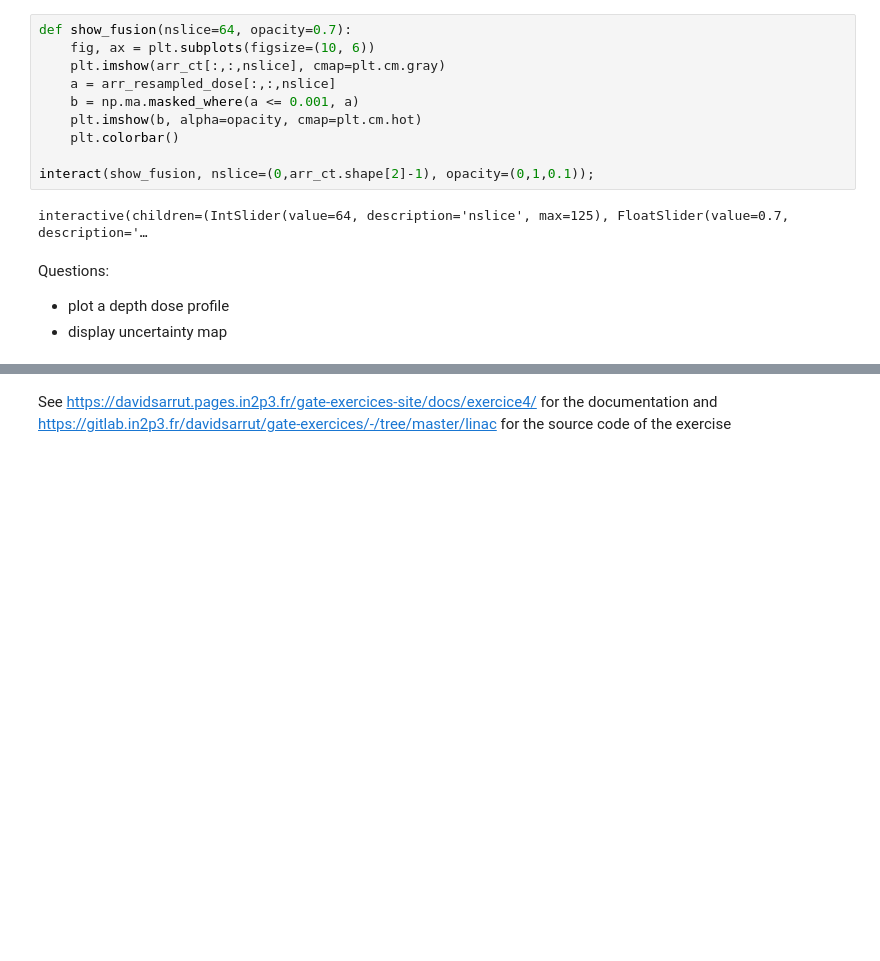
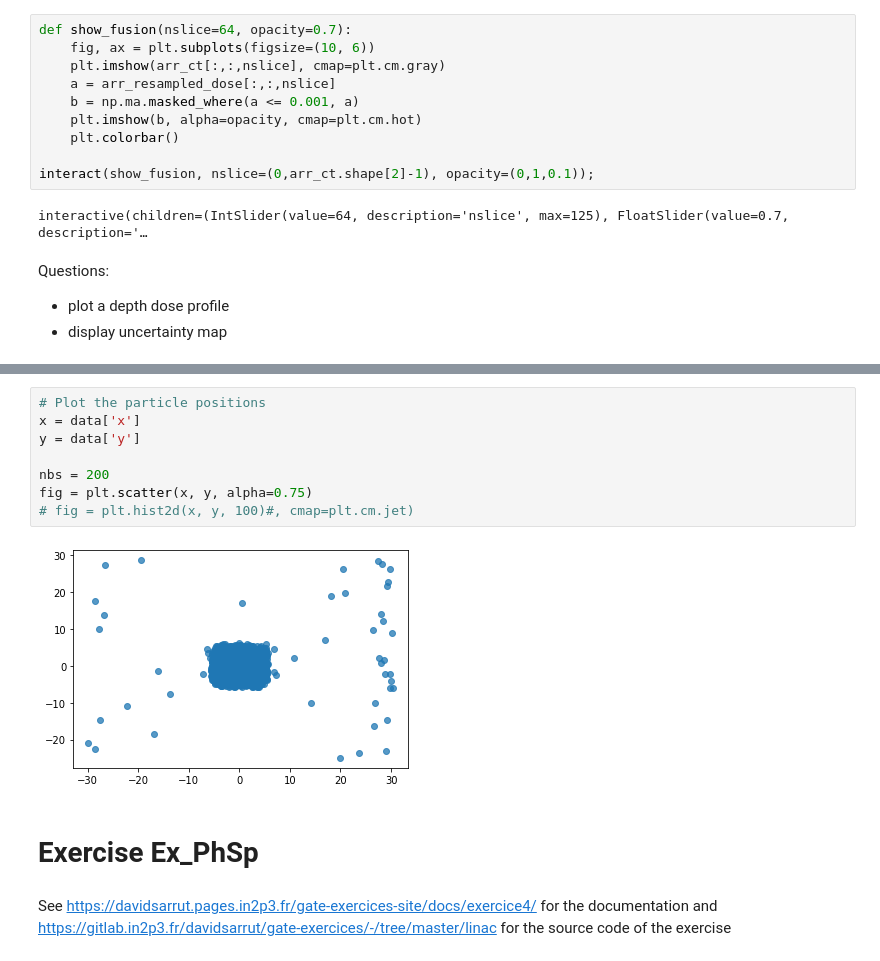
Before and after one commit to MCvin/Python_Gate, a Jupyter notebook: radiotherapy/radiotherapy.ipynb, the cells around one changed output, grey strips where cells are left out. Drawn from its saved outputs; the diff is of its cells as text; blank space fills up the shorter version.

```diff
--- a/radiotherapy/radiotherapy.ipynb
+++ b/radiotherapy/radiotherapy.ipynb
@@ -113,3 +164,15 @@ Questions:
+# %%
+# Plot the particle positions
+x = data['x']
+y = data['y']
+
+nbs = 200
+fig = plt.scatter(x, y, alpha=0.75)
+# fig = plt.hist2d(x, y, 100)#, cmap=plt.cm.jet)
+# %% [output]
+[figure, added]
+# %% [markdown]
+# Exercise Ex_PhSp
 # %% [markdown]
 See https://davidsarrut.pages.in2p3.fr/gate-exercices-site/docs/exercice4/ for the documentation
 and https://gitlab.in2p3.fr/davidsarrut/gate-exercices/-/tree/master/linac for the source code of the exercise
```
Also changed, not shown: parts of 20 cells of this notebook, 54 other files.
